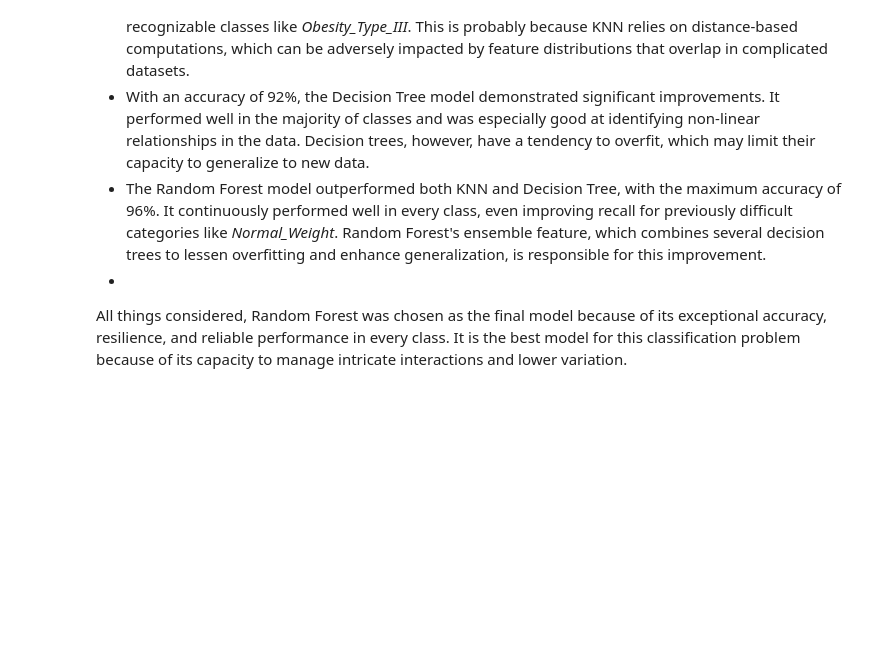
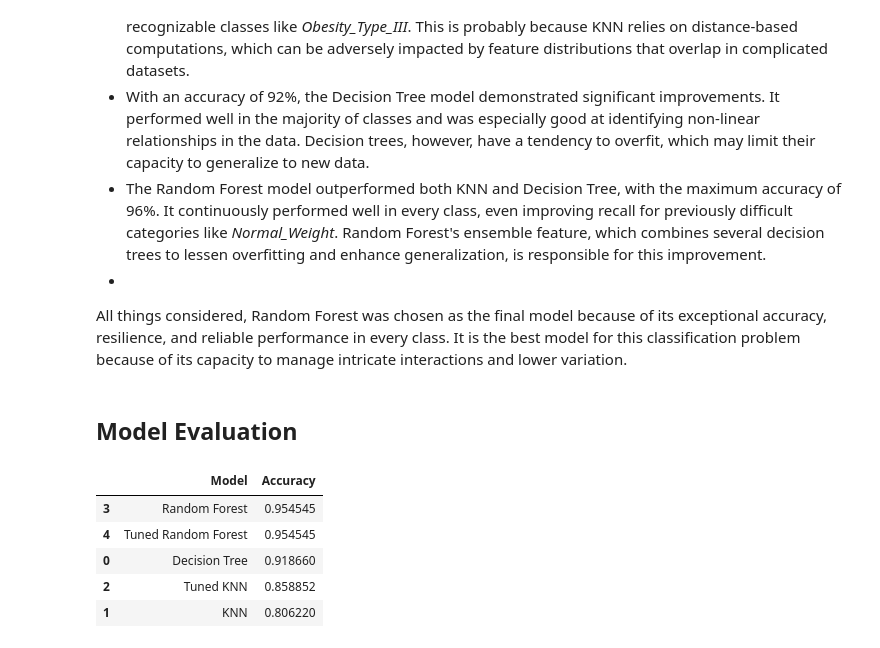
Before and after one commit to 2022503/FinalCAPSI503, a Jupyter notebook: Obesity-checkpoint.ipynb, the cells around one changed output. Drawn from its saved outputs; the diff is of its cells as text; code cells hidden in the pictures; blank space fills up the shorter version.

```diff
--- a/Obesity-checkpoint.ipynb
+++ b/Obesity-checkpoint.ipynb
@@ -474,0 +477,30 @@ All things considered, Random Forest was chosen as the final model because of it
+# %% [markdown]
+## Model Evaluation
+# %%
+#Accuracy Comparison Table
+results = pd.DataFrame({
+    'Model': [
+        'Decision Tree',
+        'KNN',
+        'Tuned KNN',
+        'Random Forest',
+        'Tuned Random Forest'
+    ],
+
+    'Accuracy': [
+        accuracy_score(y_test, y_pred_dt),
+        accuracy_score(y_test, y_pred_knn),
+        accuracy_score(y_test, y_pred_knn_tuned),
+        accuracy_score(y_test, y_pred_rf),
+        accuracy_score(y_test, y_pred_best_rf)
+    ]
+})
+
+results.sort_values(by='Accuracy', ascending=False)
+# %% [output]
+|  | Model | Accuracy |
+| 3 | Random Forest | 0.954545 |
+| 4 | Tuned Random Forest | 0.954545 |
+| 0 | Decision Tree | 0.918660 |
+| 2 | Tuned KNN | 0.858852 |
+| 1 | KNN | 0.806220 |
```
Also changed, not shown: parts of 9 cells of this notebook.
